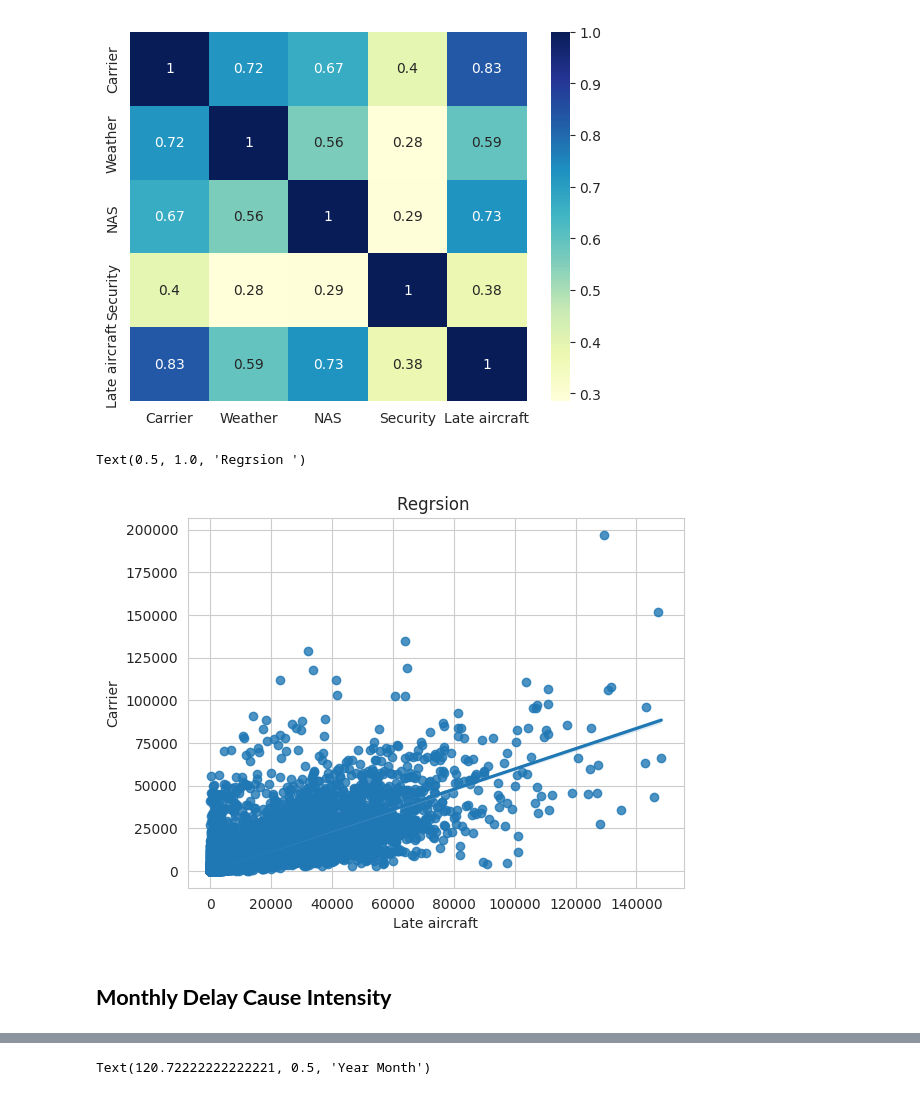
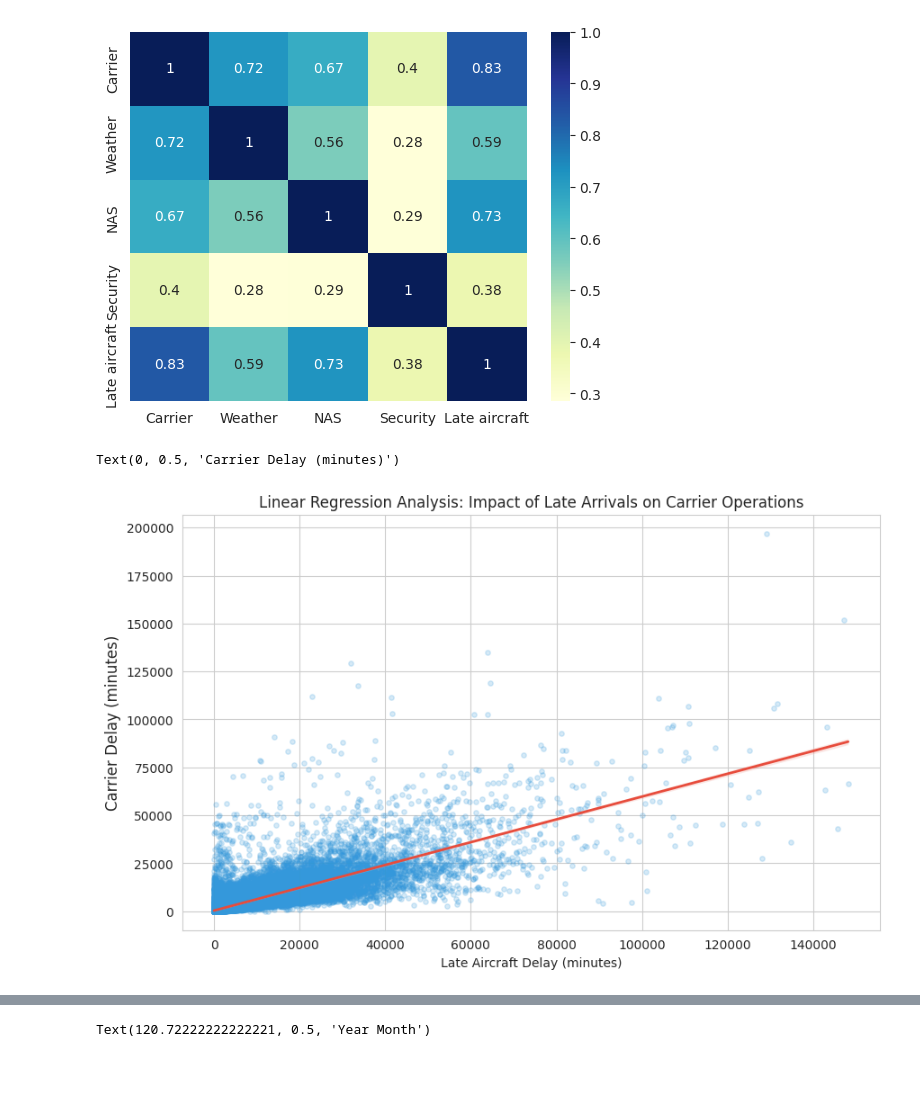
Before and after one commit to vydibot/-Flights-Analysis, a Jupyter notebook: flights-analysis.ipynb, the cells around one changed output, grey strips where cells are left out. Cells and saved outputs as stored; diff of their text form; code cells hidden in the pictures; blank space fills up the shorter version.

```diff
--- a/flights-analysis.ipynb
+++ b/flights-analysis.ipynb
@@ -314,11 +315,12 @@ sns.heatmap(data=subCorr,cmap="YlGnBu", annot=True)
 <Axes: >
 [figure]
 # %%
-sns.regplot(x=subCorrDelays['Late aircraft'] ,y=subCorrDelays['Carrier'])
-
-plt.title("Linear Regression Analysis: Impact of Late Arrivals on Carrier Operations ")
+#Create regression graph
+plt.figure(figsize=(10, 6))
+sns.regplot(x=subCorrDelays['Late aircraft'], y=subCorrDelays['Carrier'],scatter_kws={'alpha': 0.2, 's': 15, 'color': '#3498db'},line_kws={'color': '#e74c3c', 'linewidth': 2})
+plt.title("Linear Regression Analysis: Impact of Late Arrivals on Carrier Operations")
+plt.xlabel("Late Aircraft Delay (minutes)")
+plt.ylabel("Carrier Delay (minutes)", fontsize=12)
 # %% [output]
-Text(0.5, 1.0, 'Regrsion ')
+Text(0, 0.5, 'Carrier Delay (minutes)')
-[figure, old version]
+[figure, new version]
-# %% [markdown]
-## **Monthly Delay Cause Intensity**
```
Also changed, not shown: parts of 3 cells of this notebook.
